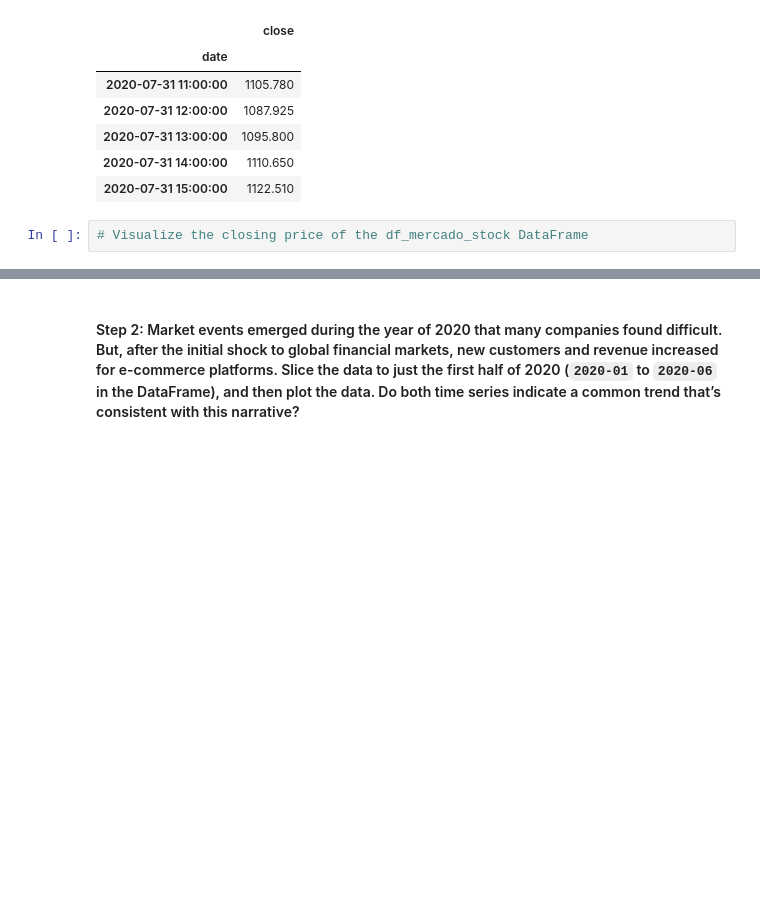
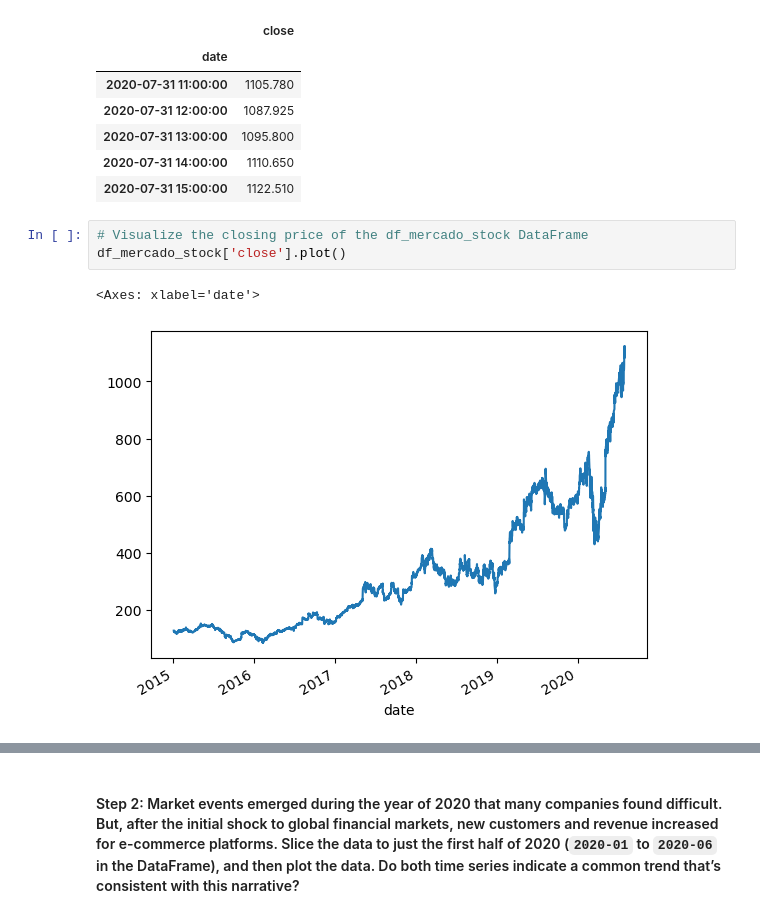
Before and after one commit to Kidalv85/prophet-challenge, a Jupyter notebook: forecasting_net_prophet.ipynb, the cells around one changed output, grey strips where cells are left out. Drawn from its saved outputs; the diff is of its cells as text; blank space fills up the shorter version.

```diff
--- a/forecasting_net_prophet.ipynb
+++ b/forecasting_net_prophet.ipynb
@@ -227,6 +227,10 @@ display(df_mercado_stock.tail())
 | 2020-07-31 15:00:00 | 1122.510 |
 # %%
 # Visualize the closing price of the df_mercado_stock DataFrame
+df_mercado_stock['close'].plot()
+# %% [output]
+<Axes: xlabel='date'>
+[figure, added]
 # %%
 # Concatenate the df_mercado_stock DataFrame with the df_mercado_trends DataFrame
 # Concatenate the DataFrame by columns (axis=1), and drop and rows with only one column of data
```
Also changed, not shown: parts of 2 cells of this notebook.
